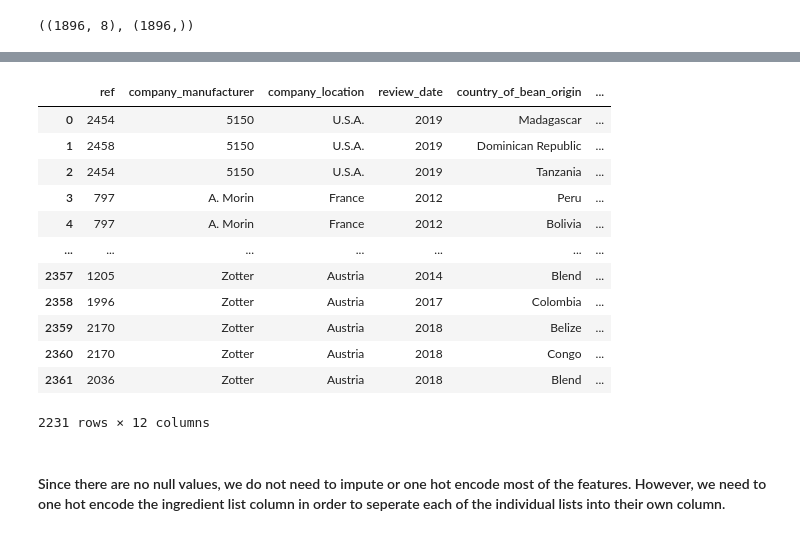
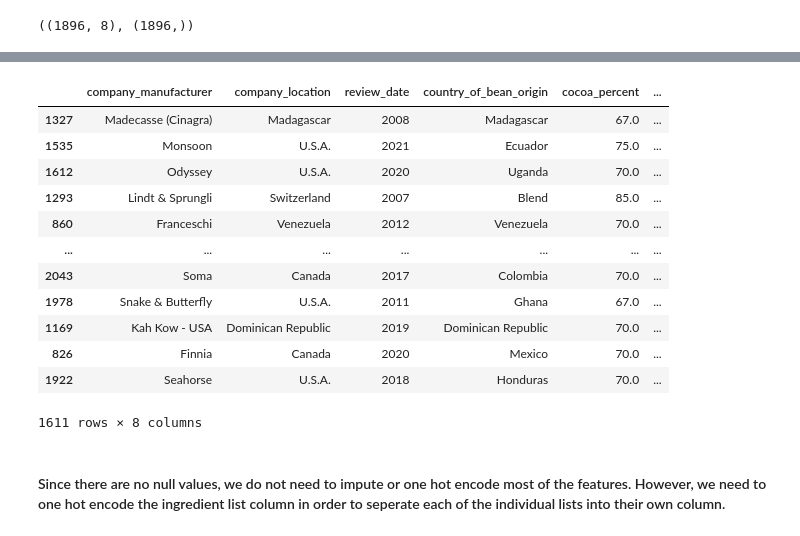
Before and after one commit to jchandleroneal/bsc-phase-three-project, a Jupyter notebook: notebooks/exploratory/mallory/EDA_notebook.ipynb, the cells around one changed output, grey strips where cells are left out. Saved outputs shown, nothing was run; the diff lists cells and outputs as text; code cells hidden in the pictures.

```diff
--- a/notebooks/exploratory/mallory/EDA_notebook.ipynb
+++ b/notebooks/exploratory/mallory/EDA_notebook.ipynb
@@ -415,20 +455,20 @@ rating_class                        0
 dtype: int64
 # %%
-df
+X_train
 # %% [output]
-|  | ref | company_manufacturer | company_location | review_date | country_of_bean_origin | ... |
-| 0 | 2454 | 5150 | U.S.A. | 2019 | Madagascar | ... |
-| 1 | 2458 | 5150 | U.S.A. | 2019 | Dominican Republic | ... |
-| 2 | 2454 | 5150 | U.S.A. | 2019 | Tanzania | ... |
-| 3 | 797 | A. Morin | France | 2012 | Peru | ... |
-| 4 | 797 | A. Morin | France | 2012 | Bolivia | ... |
+|  | company_manufacturer | company_location | review_date | country_of_bean_origin | cocoa_percent | ... |
+| 1327 | Madecasse (Cinagra) | Madagascar | 2008 | Madagascar | 67.0 | ... |
+| 1535 | Monsoon | U.S.A. | 2021 | Ecuador | 75.0 | ... |
+| 1612 | Odyssey | U.S.A. | 2020 | Uganda | 70.0 | ... |
+| 1293 | Lindt & Sprungli | Switzerland | 2007 | Blend | 85.0 | ... |
+| 860 | Franceschi | Venezuela | 2012 | Venezuela | 70.0 | ... |
 | ... | ... | ... | ... | ... | ... | ... |
-| 2357 | 1205 | Zotter | Austria | 2014 | Blend | ... |
-| 2358 | 1996 | Zotter | Austria | 2017 | Colombia | ... |
-| 2359 | 2170 | Zotter | Austria | 2018 | Belize | ... |
-| 2360 | 2170 | Zotter | Austria | 2018 | Congo | ... |
-| 2361 | 2036 | Zotter | Austria | 2018 | Blend | ... |
+| 2043 | Soma | Canada | 2017 | Colombia | 70.0 | ... |
+| 1978 | Snake & Butterfly | U.S.A. | 2011 | Ghana | 67.0 | ... |
+| 1169 | Kah Kow - USA | Dominican Republic | 2019 | Dominican Republic | 70.0 | ... |
+| 826 | Finnia | Canada | 2020 | Mexico | 70.0 | ... |
+| 1922 | Seahorse | U.S.A. | 2018 | Honduras | 70.0 | ... |
-2231 rows × 12 columns
+1611 rows × 8 columns
 # %% [markdown]
 #### Since there are no null values, we do not need to impute  or  one hot  encode most of the features. However, we need to one hot encode the ingredient list column in order to seperate each of  the individual lists into  their own column.
 # %%
```
Also changed, not shown: parts of 9 cells of this notebook, 3 other files.
